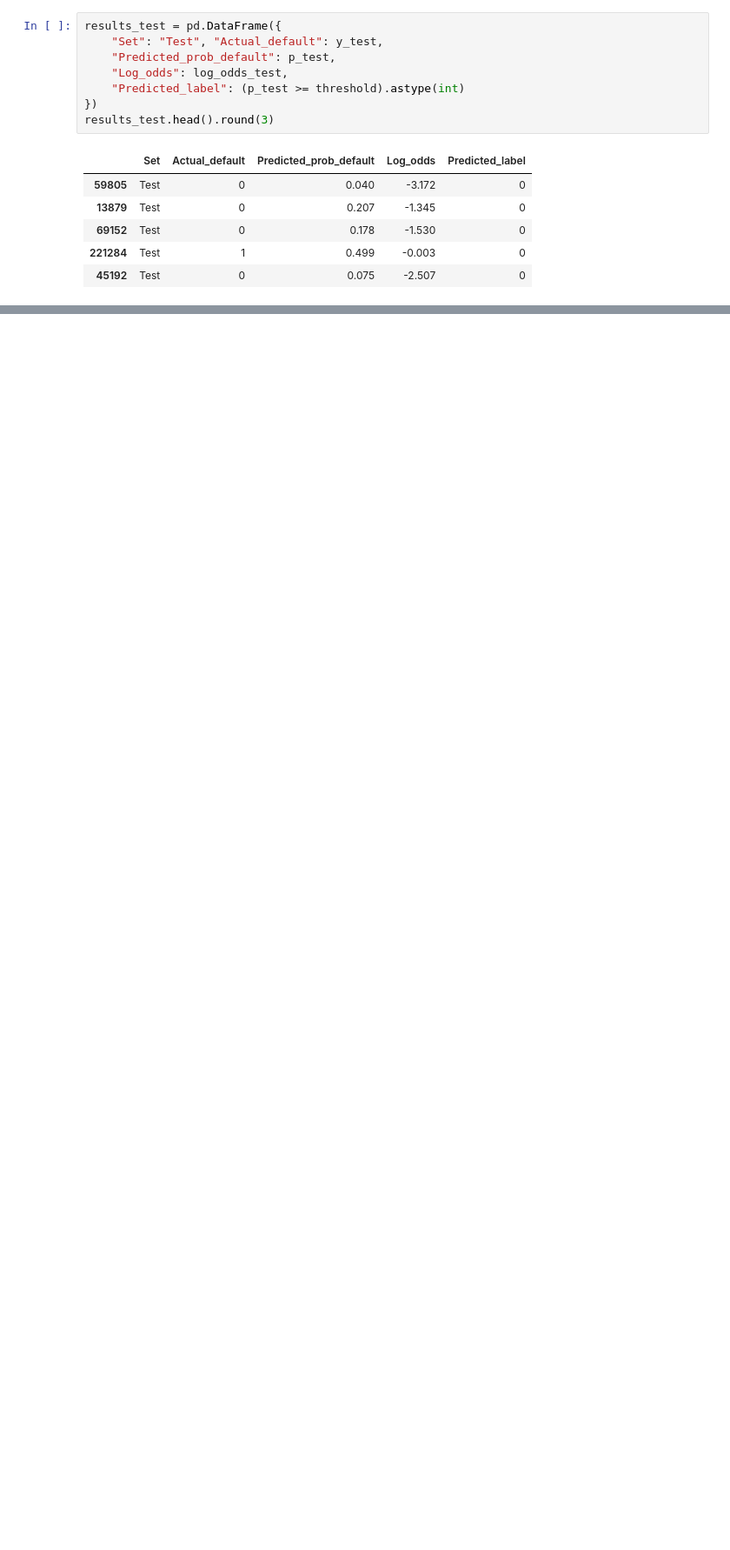
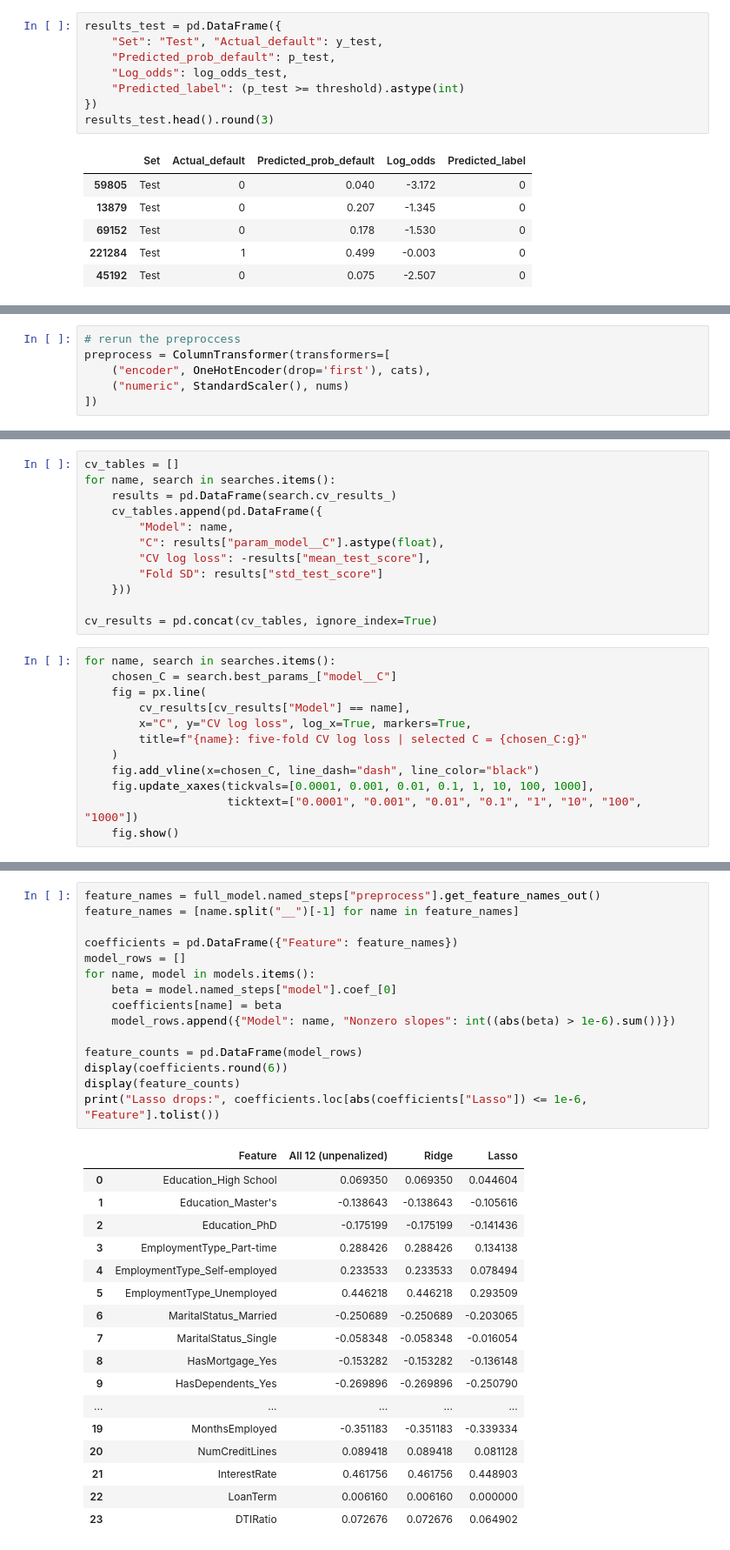
Before and after one commit to sayuri005/DS6021_Final_Project, a Jupyter notebook: Kaitlyn/logit.ipynb, the cells around one changed output, grey strips where cells are left out. Shown at 87% size. Saved outputs shown, nothing was run; the diff lists cells and outputs as text; blank space fills up the shorter version.

```diff
--- a/Kaitlyn/logit.ipynb
+++ b/Kaitlyn/logit.ipynb
@@ -241,0 +393,6 @@ pd.DataFrame({
+# %%
+# rerun the preproccess
+preprocess = ColumnTransformer(transformers=[
+    ("encoder", OneHotEncoder(drop='first'), cats),
+    ("numeric", StandardScaler(), nums)
+])
@@ -241,0 +570,24 @@ pd.DataFrame({
+# %%
+cv_tables = []
+for name, search in searches.items():
+    results = pd.DataFrame(search.cv_results_)
+    cv_tables.append(pd.DataFrame({
+        "Model": name,
+        "C": results["param_model__C"].astype(float),
+        "CV log loss": -results["mean_test_score"],
+        "Fold SD": results["std_test_score"]
+    }))
+
+cv_results = pd.concat(cv_tables, ignore_index=True)
+# %%
+for name, search in searches.items():
+    chosen_C = search.best_params_["model__C"]
+    fig = px.line(
+        cv_results[cv_results["Model"] == name],
+        x="C", y="CV log loss", log_x=True, markers=True,
+        title=f"{name}: five-fold CV log loss | selected C = {chosen_C:g}"
+    )
+    fig.add_vline(x=chosen_C, line_dash="dash", line_color="black")
+    fig.update_xaxes(tickvals=[0.0001, 0.001, 0.01, 0.1, 1, 10, 100, 1000],
+                     ticktext=["0.0001", "0.001", "0.01", "0.1", "1", "10", "100", "1000"])
+    fig.show()
@@ -241,0 +633,33 @@ pd.DataFrame({
+# %%
+feature_names = full_model.named_steps["preprocess"].get_feature_names_out()
+feature_names = [name.split("__")[-1] for name in feature_names]
+
+coefficients = pd.DataFrame({"Feature": feature_names})
+model_rows = []
+for name, model in models.items():
+    beta = model.named_steps["model"].coef_[0]
+    coefficients[name] = beta
+    model_rows.append({"Model": name, "Nonzero slopes": int((abs(beta) > 1e-6).sum())})
+
+feature_counts = pd.DataFrame(model_rows)
+display(coefficients.round(6))
+display(feature_counts)
+print("Lasso drops:", coefficients.loc[abs(coefficients["Lasso"]) <= 1e-6, "Feature"].tolist())
+# %% [output]
+|  | Feature | All 12 (unpenalized) | Ridge | Lasso |
+| 0 | Education_High School | 0.069350 | 0.069350 | 0.044604 |
+| 1 | Education_Master's | -0.138643 | -0.138643 | -0.105616 |
+| 2 | Education_PhD | -0.175199 | -0.175199 | -0.141436 |
+| 3 | EmploymentType_Part-time | 0.288426 | 0.288426 | 0.134138 |
+| 4 | EmploymentType_Self-employed | 0.233533 | 0.233533 | 0.078494 |
+| 5 | EmploymentType_Unemployed | 0.446218 | 0.446218 | 0.293509 |
+| 6 | MaritalStatus_Married | -0.250689 | -0.250689 | -0.203065 |
+| 7 | MaritalStatus_Single | -0.058348 | -0.058348 | -0.016054 |
+| 8 | HasMortgage_Yes | -0.153282 | -0.153282 | -0.136148 |
+| 9 | HasDependents_Yes | -0.269896 | -0.269896 | -0.250790 |
+| ... | ... | ... | ... | ... |
+| 19 | MonthsEmployed | -0.351183 | -0.351183 | -0.339334 |
+| 20 | NumCreditLines | 0.089418 | 0.089418 | 0.081128 |
+| 21 | InterestRate | 0.461756 | 0.461756 | 0.448903 |
+| 22 | LoanTerm | 0.006160 | 0.006160 | 0.000000 |
+| 23 | DTIRatio | 0.072676 | 0.072676 | 0.064902 |
```
Also changed, not shown: parts of 50 cells of this notebook, 2 other files.
